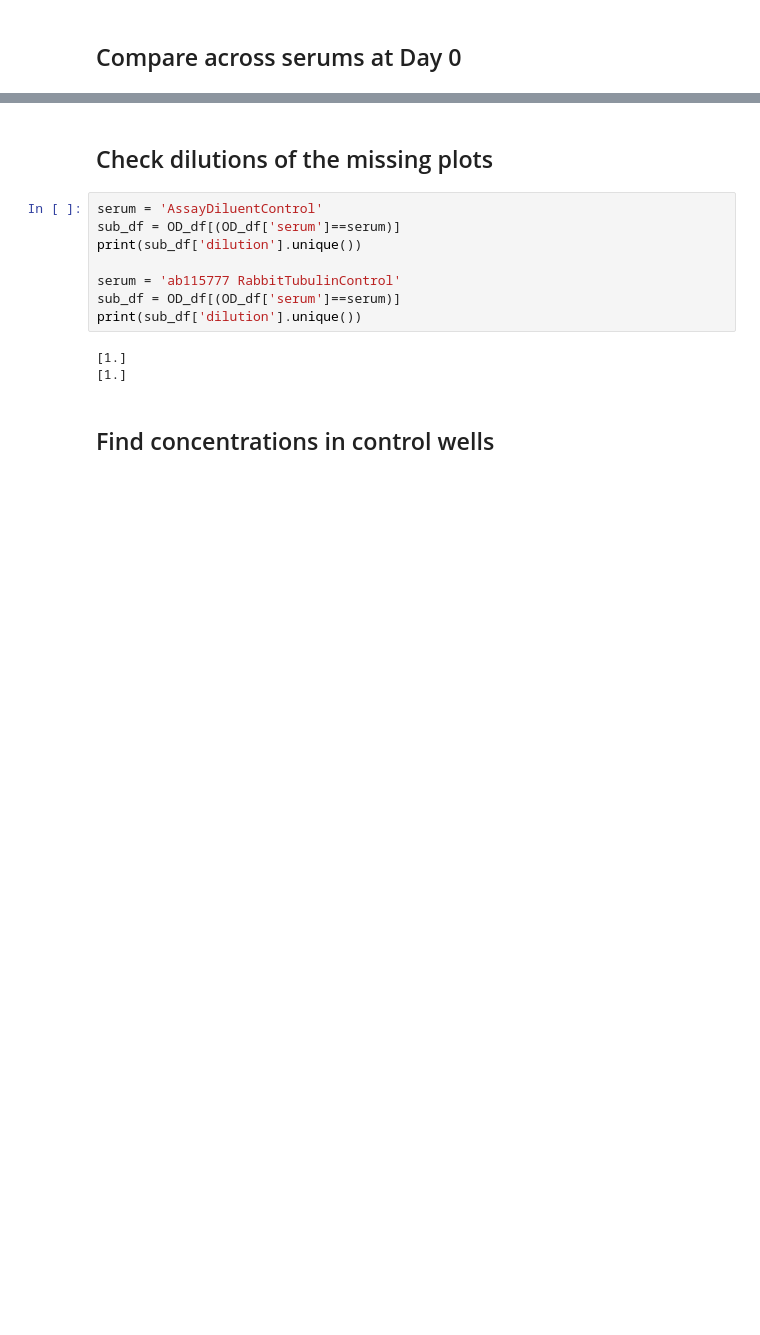
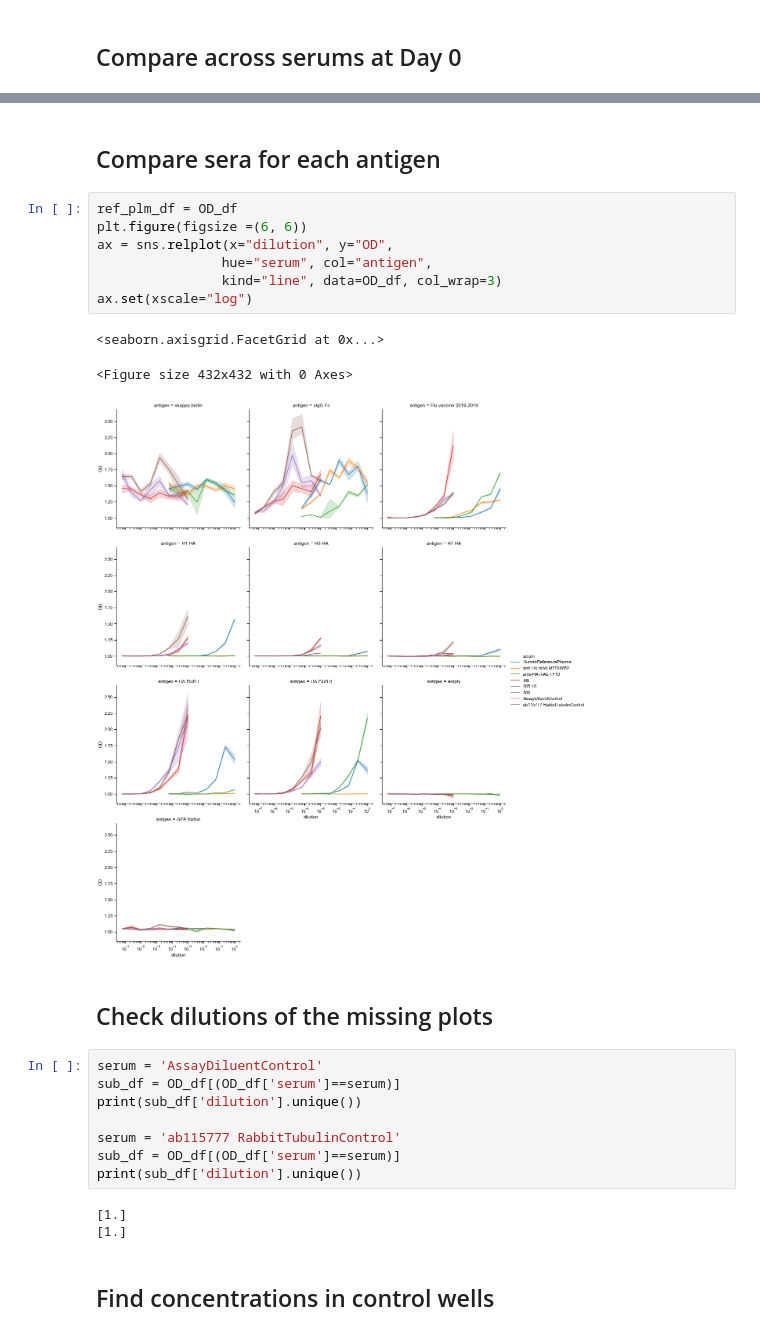
Before and after one commit to mehta-lab/multiSero, a Jupyter notebook: notebooks_interpretation/20200330_flu_plate.ipynb, the cells around one changed output, grey strips where cells are left out. Drawn from its saved outputs; the diff is of its cells as text; blank space fills up the shorter version.

```diff
--- a/notebooks_interpretation/20200330_flu_plate.ipynb
+++ b/notebooks_interpretation/20200330_flu_plate.ipynb
@@ -167,3 +167,16 @@ ax.set(xscale="log")
+# %% [markdown]
+## Compare sera for each antigen
+# %%
+ref_plm_df = OD_df
+plt.figure(figsize =(6, 6))
+ax = sns.relplot(x="dilution", y="OD",
+                hue="serum", col="antigen",
+                kind="line", data=OD_df, col_wrap=3)
+ax.set(xscale="log")
+# %% [output]
+<seaborn.axisgrid.FacetGrid at 0x...>
+<Figure size 432x432 with 0 Axes>
+[figure, added]
 # %% [markdown]
 ## Check dilutions of the missing plots
 # %%
```
Also changed, not shown: parts of 13 cells of this notebook, 1 other file.
